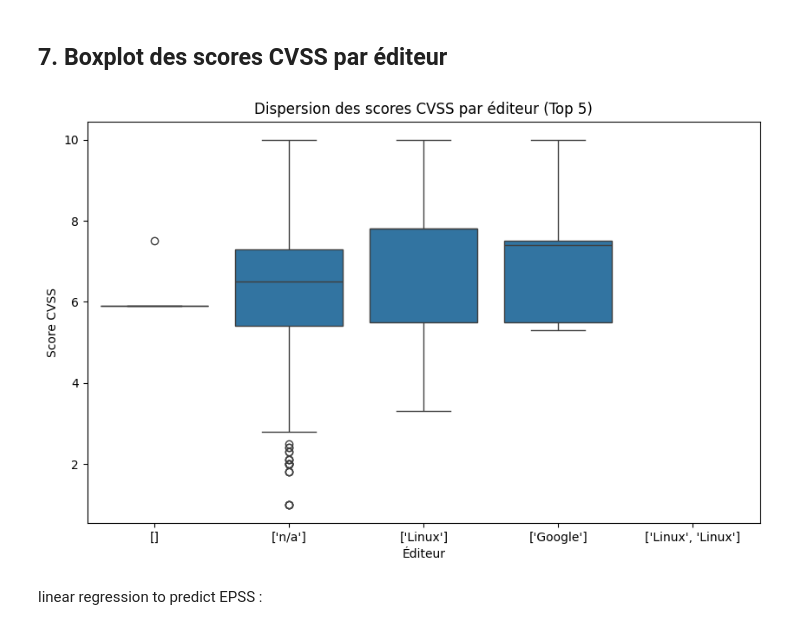
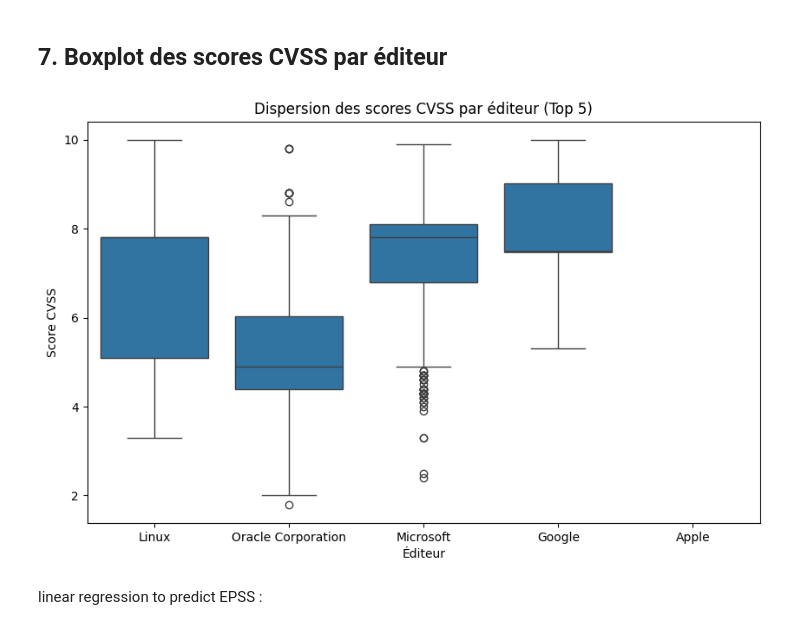
Before and after one commit to 3arly1/projet-mastercamp-data, a Jupyter notebook: mastercamp.ipynb, the cells around one changed output. Drawn from its saved outputs; the diff is of its cells as text; code cells hidden in the pictures.

```diff
--- a/mastercamp.ipynb
+++ b/mastercamp.ipynb
@@ -448,19 +439,24 @@ plt.show()
 [figure]
 # %% [markdown]
 ## 7. Boxplot des scores CVSS par éditeur
+# %%
+df_vendor = df.copy()
+df_vendor = df_vendor.explode('vendor')
+df_vendor = df_vendor[df_vendor['vendor'].notna() & (df_vendor['vendor'] != '') & (df_vendor['vendor'] != 'n/a') & (df_vendor['vendor'] != 'Non disponible')]
+
+# Supprimer les doublons après explode pour éviter de compter plusieurs fois la même vulnérabilité pour un éditeur
+df_vendor = df_vendor.drop_duplicates(subset=['cve_id', 'vendor'])
+
+top_editors = df_vendor['vendor'].value_counts().head(5).index
 # %%
-# Nettoyer la colonne 'vendor' pour retirer les valeurs vides ou NaN
-df_vendor = df[df['vendor'].notna() & (df['vendor'] != '')]
-df_vendor['vendor'] = df_vendor['vendor'].astype(str)
-top_editors = df_vendor['vendor'].value_counts().head(5).index
 plt.figure(figsize=(10,6))
 sns.boxplot(data=df_vendor[df_vendor['vendor'].isin(top_editors)], x='vendor', y='cvss')
 plt.title('Dispersion des scores CVSS par éditeur (Top 5)')
 plt.xlabel('Éditeur')
 plt.ylabel('Score CVSS')
 plt.show()
 # %% [output]
-[figure, old version]
+[figure, new version]
 # %% [markdown]
 linear regression to predict EPSS :
 # %%
```
Also changed, not shown: parts of 4 cells of this notebook.
